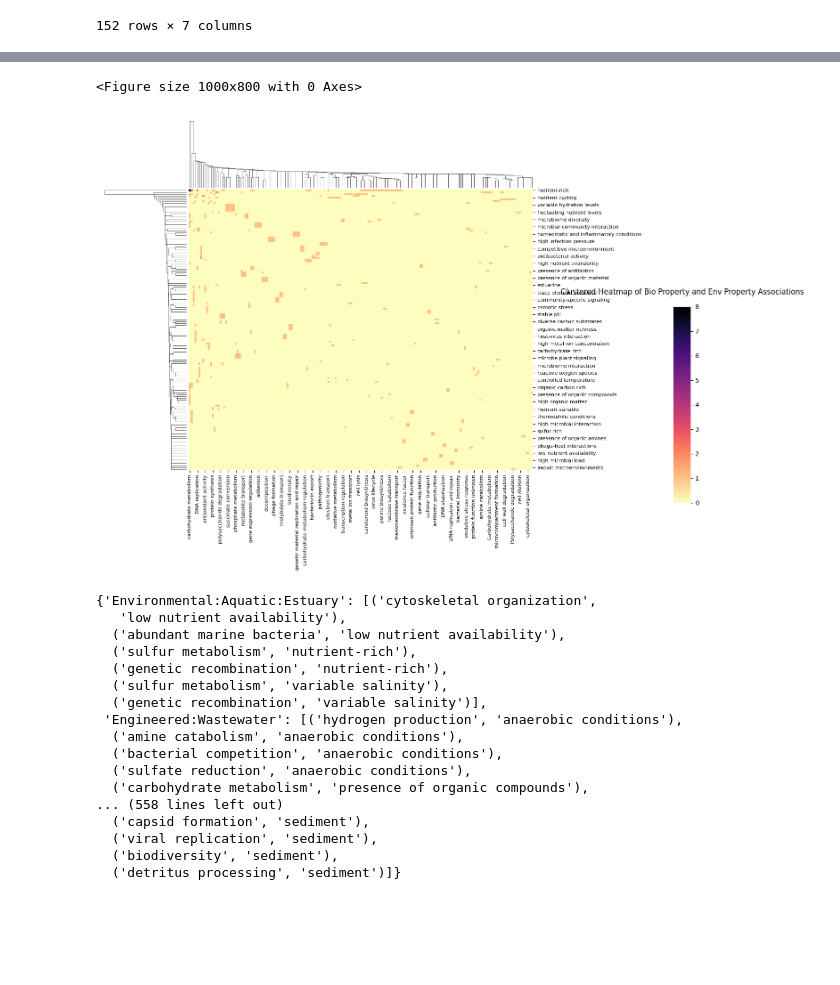
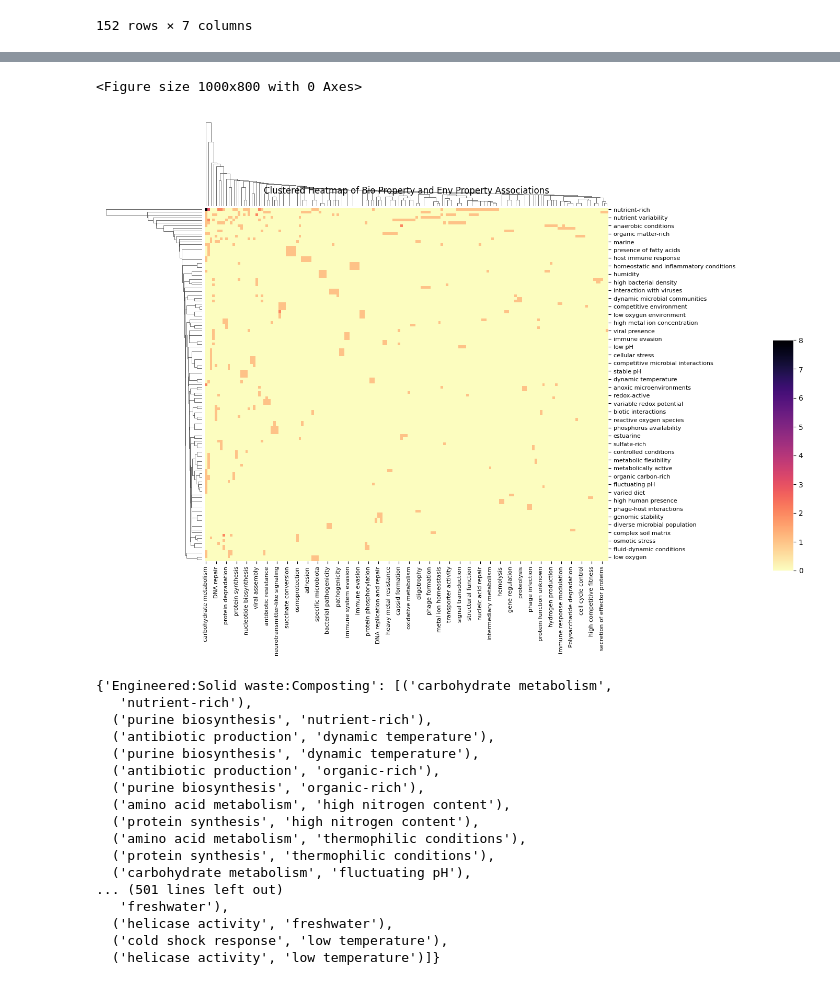
Before and after one commit to monarch-initiative/talisman, a Jupyter notebook: notebooks/mixed_set_summarization.ipynb, the cells around one changed output, grey strips where cells are left out. Drawn from its saved outputs; the diff is of its cells as text; code cells hidden in the pictures; blank space fills up the shorter version.

```diff
--- a/notebooks/mixed_set_summarization.ipynb
+++ b/notebooks/mixed_set_summarization.ipynb
@@ -473,3 +619,18 @@ llm_results_df_conf
 106 rows × 7 columns
 # %%
 llm_results_df.to_csv("ecosystem_characteristics_llm_results_df_v7.tsv",sep="\t",header=True)
+# %%
+llm_results_df_conf_standard = llm_results_df_conf.copy(deep=True)
+
+# Function to standardize terms in a column based on the dictionary
+def standardize_column(df, column, standard_dict):
+    def replace_terms(term):
+        return '*'.join([standard_dict.get(t, t) for t in term.split('*')])
+
+    df[column] = df[column].apply(replace_terms)
+
+# Standardize bio_property and env_property terms in llm_results_df_conf
+standardize_column(llm_results_df_conf_standard, 'bio_property', standardization_dict['bio_property'])
+standardize_column(llm_results_df_conf_standard, 'env_property', standardization_dict['env_property'])
+
+llm_results_df_conf_standard
@@ -478,7 +653,7 @@ llm_results_df.to_csv("ecosystem_characteristics_llm_results_df_v7.tsv",sep="\t"
 bio_properties = set()
 env_properties = set()
 
-for index, row in llm_results_df_conf.iterrows():
+for index, row in llm_results_df_conf_standard.iterrows():
     bio_properties.update(row['bio_property'].split('*'))
     env_properties.update(row['env_property'].split('*'))
 
@@ -489,7 +664,7 @@ env_properties = sorted(env_properties)
 bio_env_matrix = pd.DataFrame(0, index=env_properties, columns=bio_properties)
 
 # Populate the DataFrame by incrementing the value where bio_property and env_property are paired
-for index, row in llm_results_df_conf.iterrows():
+for index, row in llm_results_df_conf_standard.iterrows():
     bio_property_list = row['bio_property'].split('*')
     env_property_list = row['env_property'].split('*')
     for bio_property in bio_property_list:
@@ -515,14 +690,14 @@ bio_env_matrix
 # %%
 # Generate the clustered heatmap and save the clustering
 plt.figure(figsize=(10, 8))
-cluster_map = sns.clustermap(bio_env_matrix, cmap='magma_r', figsize=(13, 11), cbar_pos=(1, 0.2, 0.03, 0.4))
+cluster_map = sns.clustermap(bio_env_matrix, metric="hamming", method="average", cmap='magma_r', figsize=(13, 11), cbar_pos=(1, 0.2, 0.03, 0.4))
 cluster_map.ax_heatmap.set_xticklabels(cluster_map.ax_heatmap.get_xmajorticklabels(), fontsize=8)
 cluster_map.ax_heatmap.set_yticklabels(cluster_map.ax_heatmap.get_ymajorticklabels(), fontsize=8)
-plt.title('Clustered Heatmap of Bio Property and Env Property Associations', pad=20)
+cluster_map.ax_heatmap.set_title('Clustered Heatmap of Bio Property and Env Property Associations', pad=20)
 plt.show()
 # %% [output]
 <Figure size 1000x800 with 0 Axes>
-[figure, old version]
+[figure, new version]
 # %%
 # Save the clustering order
 row_order = cluster_map.dendrogram_row.reordered_ind
@@ -550,20 +725,20 @@ for i in range(len(bio_env_matrix_reordered)):
 # Print the dictionary of clustered pairs
 clustered_pairs
 # %% [output]
-{'Environmental:Aquatic:Estuary': [('cytoskeletal organization',
-   'low nutrient availability'),
-  ('abundant marine bacteria', 'low nutrient availability'),
-  ('sulfur metabolism', 'nutrient-rich'),
-  ('genetic recombination', 'nutrient-rich'),
-  ('sulfur metabolism', 'variable salinity'),
-  ('genetic recombination', 'variable salinity')],
- 'Engineered:Wastewater': [('hydrogen production', 'anaerobic conditions'),
-  ('amine catabolism', 'anaerobic conditions'),
-  ('bacterial competition', 'anaerobic conditions'),
-  ('sulfate reduction', 'anaerobic conditions'),
-  ('carbohydrate metabolism', 'presence of organic compounds'),
-... (558 lines left out)
-  ('capsid formation', 'sediment'),
-  ('viral replication', 'sediment'),
-  ('biodiversity', 'sediment'),
-  ('detritus processing', 'sediment')]}
+{'Engineered:Solid waste:Composting': [('carbohydrate metabolism',
+   'nutrient-rich'),
+  ('purine biosynthesis', 'nutrient-rich'),
+  ('antibiotic production', 'dynamic temperature'),
+  ('purine biosynthesis', 'dynamic temperature'),
+  ('antibiotic production', 'organic-rich'),
+  ('purine biosynthesis', 'organic-rich'),
+  ('amino acid metabolism', 'high nitrogen content'),
+  ('protein synthesis', 'high nitrogen content'),
+  ('amino acid metabolism', 'thermophilic conditions'),
+  ('protein synthesis', 'thermophilic conditions'),
+  ('carbohydrate metabolism', 'fluctuating pH'),
+... (501 lines left out)
+   'freshwater'),
+  ('helicase activity', 'freshwater'),
+  ('cold shock response', 'low temperature'),
+  ('helicase activity', 'low temperature')]}
```
Also changed, not shown: parts of 13 cells of this notebook.
